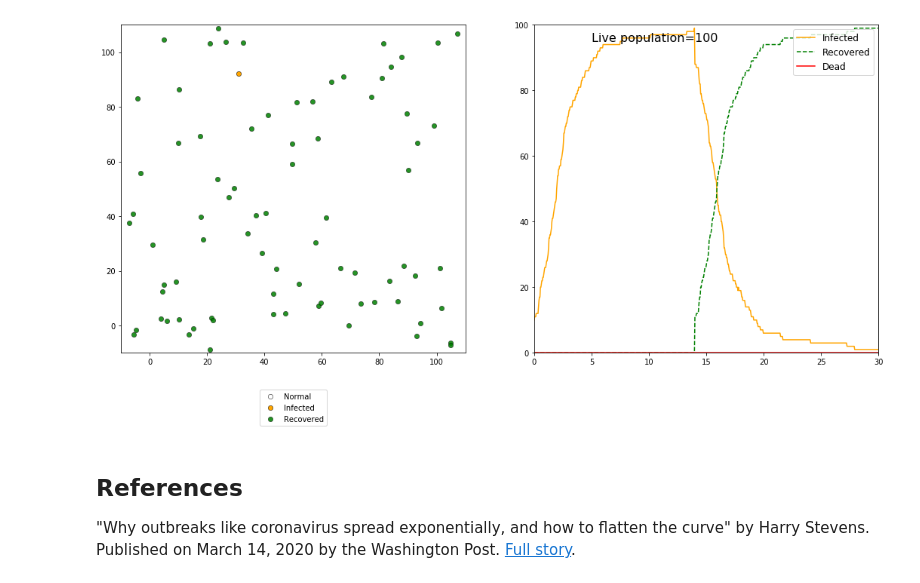
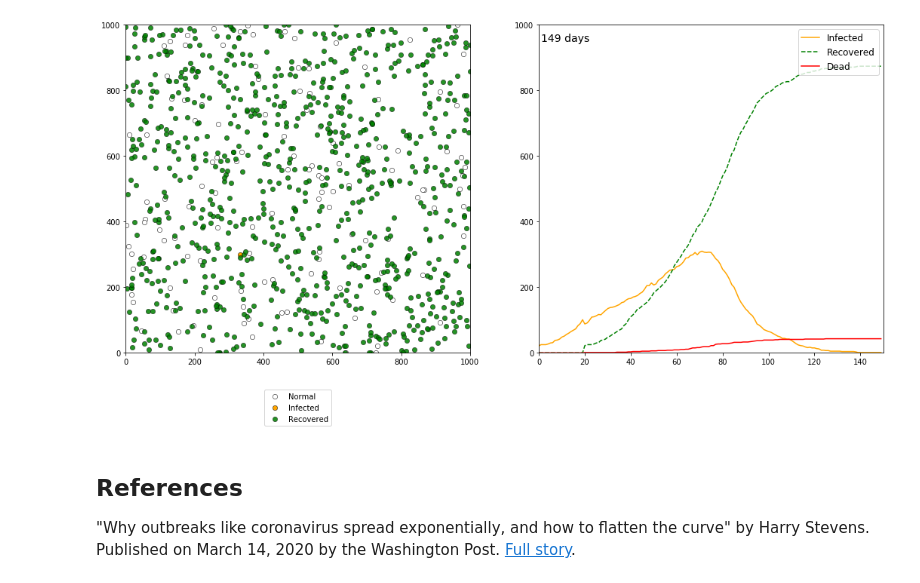
Before and after one commit to andres-patrignani/pynotes, a Jupyter notebook: notebooks/disease_spread.ipynb, the cells around one changed output. Saved outputs shown, nothing was run; the diff lists cells and outputs as text; code cells hidden in the pictures.

Commit message:
Improved model initial conditions and simulation performance

```diff
--- a/notebooks/disease_spread.ipynb
+++ b/notebooks/disease_spread.ipynb
@@ -50,22 +52,21 @@ def edist(x,y):
     E = np.reshape(E,[N,N])
     return E
 # %%
+# Set random seed for reproducibility
+np.random.seed(1)
+
 # Simulation space constraints
-xmin = 0      # Left system boundary
-xmax = 100    # Right system boundary
-ymin = 0      # Lower system boundary
-ymax = 100    # Upper system boundary
+xmin = 0       # Left system boundary
+xmax = 1000    # Right system boundary
+ymin = 0       # Lower system boundary
+ymax = 1000    # Upper system boundary
 
 # Simulation time constraints
-dt_ = 1/24     # Fraction of day
-simulation_days = 30 # Number of simulation days
-simulation_steps = round(simulation_days/dt_)
-time_counter = 0
+simulation_days = 150 # Number of simulation days
 simulation_time = np.array([0])
 
 # Existing population
-N = 100       # Number of live individuals
-N_seed = 10   # Individuals infected at the epicenter
+N = 1000       # Number of live individuals
 live = np.ones(N, dtype=bool)
 dead = np.zeros(N, dtype=bool)
 
@@ -77,26 +78,31 @@ recovered = np.zeros(N, dtype=bool)
 # Initial positions and directions of live individuals
 x = np.random.uniform(xmin,xmax,N)
 y = np.random.uniform(ymin,ymax,N)
-theta = np.radians(np.random.uniform(0,360,N))
+theta = np.radians(np.random.uniform(0,360,N)) # Angle of movement
 
-# Compute percentage of people circulating
-speed = 0.1 # rate at which individuals move.
+# Compute percentage of individuals circulating
+speed = xmax/100 # rate at which individuals move.
 activity_rate = np.ones(N) * speed
 fraction_static = 0  # Change this to keep people static (at home)
 static_individuals = np.random.randint(low=0, high=N, size=round(N*fraction_static))
 activity_rate[static_individuals] = 0
 
 # Social distancing
-social_distance = 2 # arbitrary units
+# Distance below which one infected individual can
+# transmit a disease to a normal individual
+social_distance = 10 # arbitrary distance
 
 # Death rate
-death_rate = 2/100
+death_rate = 5/100
 
 # Initialize quanrentine time for infected individuals
+quarentine_period = 21
 quarentine_time = np.zeros(N)
 
 # Inoculate a small group of individuals
-infected_seeds = np.random.randint(low=0, high=N, size=N_seed)
+N_seed = 30   # Individuals infected at the epicenter
+#infected_seeds = np.random.randint(low=0, high=N, size=N_seed) # Random seeds
+infected_seeds = np.sqrt((x-xmax/2)**2 + (y-ymax/2)**2) < 100    # Center seeds
 infected[infected_seeds] = True
 normal[infected_seeds] = False
 
@@ -108,23 +114,20 @@ total_infected = infected.sum()
 total_recovered = recovered.sum()
 
 # Start recursive iteration
-for t in range(simulation_steps):
+for t in range(simulation_days):
 
     # Track time
-    time_counter += dt
-    simulation_time = np.append(simulation_time, time_counter)
+    simulation_time = np.append(simulation_time, t)
 
     # Compute next positions of individuals
     x = x + activity_rate * np.cos(theta)
     y = y + activity_rate * np.sin(theta)
 
-    # Handle interaction with system boundaries.
-    idx_x = (x <= xmin) | (x >= xmax)
-    idx_y = (y <= ymin) | (y >= ymax)
-    idx_bnd = idx_x | idx_y
-
-    # Change trajectory angle if hit boundary
-    theta[idx_bnd] = np.random.uniform(0,360,np.sum(idx_bnd)) # np.abs(theta[idx_bnd] - 45)
+    # Implement torus boundaries.
+    x[x < xmin] = xmax
+    x[x > xmax] = xmin
+    y[y < ymin] = ymax
+    y[y > ymax] = ymin
 
     # Determine whether two individuals come in contact
     E = edist(x,y)
@@ -136,26 +139,29 @@ for t in range(simulation_steps):
     infected[rows[idx_infected]] = True
     normal[rows[idx_infected]] = False
 
+    # Change trajectory angle if hit boundary
+    theta[rows] = np.abs(np.degrees(np.radians(theta[rows]+90))- 360)
+
+    # Update quarentine time for infected individuals
+    quarentine_time[infected] += 1
+
+    # Remove dead individuals from population
+    idx_potential_dead = infected & (quarentine_time == quarentine_period)
+    daily_probability_dead = np.random.rand(N)
+    daily_probability_dead[~idx_potential_dead] = 0
+    idx_dead = daily_probability_dead >= (1-death_rate)
+    dead[idx_dead] = True
+    live[idx_dead] = False
+    infected[idx_dead] = False
+    recovered[idx_dead] = False
+    normal[idx_dead] = False
+
     # Recovery of infected individuals that reached quarentine
-    quarentine_time[infected] += 1
-    idx_recovered = quarentine_time == round(14/dt)
+    idx_recovered = quarentine_time == quarentine_period
     quarentine_time[idx_recovered] = 0
     recovered[idx_recovered] = True
     normal[idx_recovered] = False
     infected[idx_recovered] = False
-
-    # Remove dead individuals from population
-    idx_potential_dead = infected & (quarentine_time == round(14/dt))
-    daily_probability_dead = np.random.rand(N)
-    daily_probability_dead[~idx_potential_dead] = 0 # Unnecessary line, but left for completeness and logic
-    idx_dead = daily_probability_dead >= (1-death_rate)
-    dead[idx_dead] = True
-
-    # Update live population counts
-    live[idx_dead] = False
-    infected[idx_dead] = False
-    recovered[idx_dead] = False
-    normal[idx_dead] = False
 
     # Convert positions of dead individuals to NaN
     #quarentine_time[idx_recovered] = np.nan
@@ -163,40 +169,38 @@ for t in range(simulation_steps):
     y[idx_dead] = np.nan
     theta[idx_dead] = np.nan
 
     # Compute totals
     total_live = np.append(total_live, live.sum())
     total_dead = np.append(total_dead, dead.sum())
     total_normal = np.append(total_normal, normal.sum())
     total_infected = np.append(total_infected, infected.sum())
     total_recovered = np.append(total_recovered, recovered.sum())
 
     # Plot chart with current positions and health
     plt.figure(figsize=(18,8))
     clear_output(wait=True)
     plt.subplot(1,2,1)
     plt.scatter(x[normal],y[normal],s=40, marker='o',facecolor='w',edgecolor='k', linewidth=0.5, label='Normal')
     plt.scatter(x[infected],y[infected],s=40,marker='o',facecolor='orange',edgecolor='k',linewidth=0.5,label='Infected')
     plt.scatter(x[recovered],y[recovered],s=40,marker='o',facecolor='green',edgecolor='k',linewidth=0.5, alpha=0.85, label='Recovered')
     plt.legend(loc='upper center', bbox_to_anchor=(0.5,-0.1))
 
-    # Set limits of the plot to improve rendering at the boundaries
-    plt.xlim(xmin-10,xmax+10)
-    plt.ylim(ymin-10,ymax+10)
+    # Set limits of the plot
+    plt.xlim(xmin,xmax)
+    plt.ylim(ymin,ymax)
 
     # Plot progression of health condition
     plt.subplot(1,2,2)
     plt.plot(simulation_time,total_infected, linestyle='-', color='orange',label='Infected')
     plt.plot(simulation_time,total_recovered, '--g',label='Recovered')
     plt.plot(simulation_time,total_dead, '-r',label='Dead')
     plt.xlim(0,simulation_days)
     plt.ylim(0,N)
     plt.legend(loc='upper right', fontsize=12)
-    plt.annotate("Live population=" + str(live.sum()), xy=(5,N-5), size=16)
-    #plt.legend(loc='upper right',bbox_to_anchor=(1.5,1), fontsize=14)
-    #plt.annotate("Live population="+str(live.sum()), xy=(T+10,N/2.5), annotation_clip=False)
+    plt.annotate(str(t) + " days", xy=(1,N-N*0.05), size=14)
     plt.show()
 # %% [output]
-[figure, old version]
+[figure, new version]
 # %% [markdown]
 ## References
 
```
Also changed, not shown: parts of 2 cells of this notebook, 3 other files.
